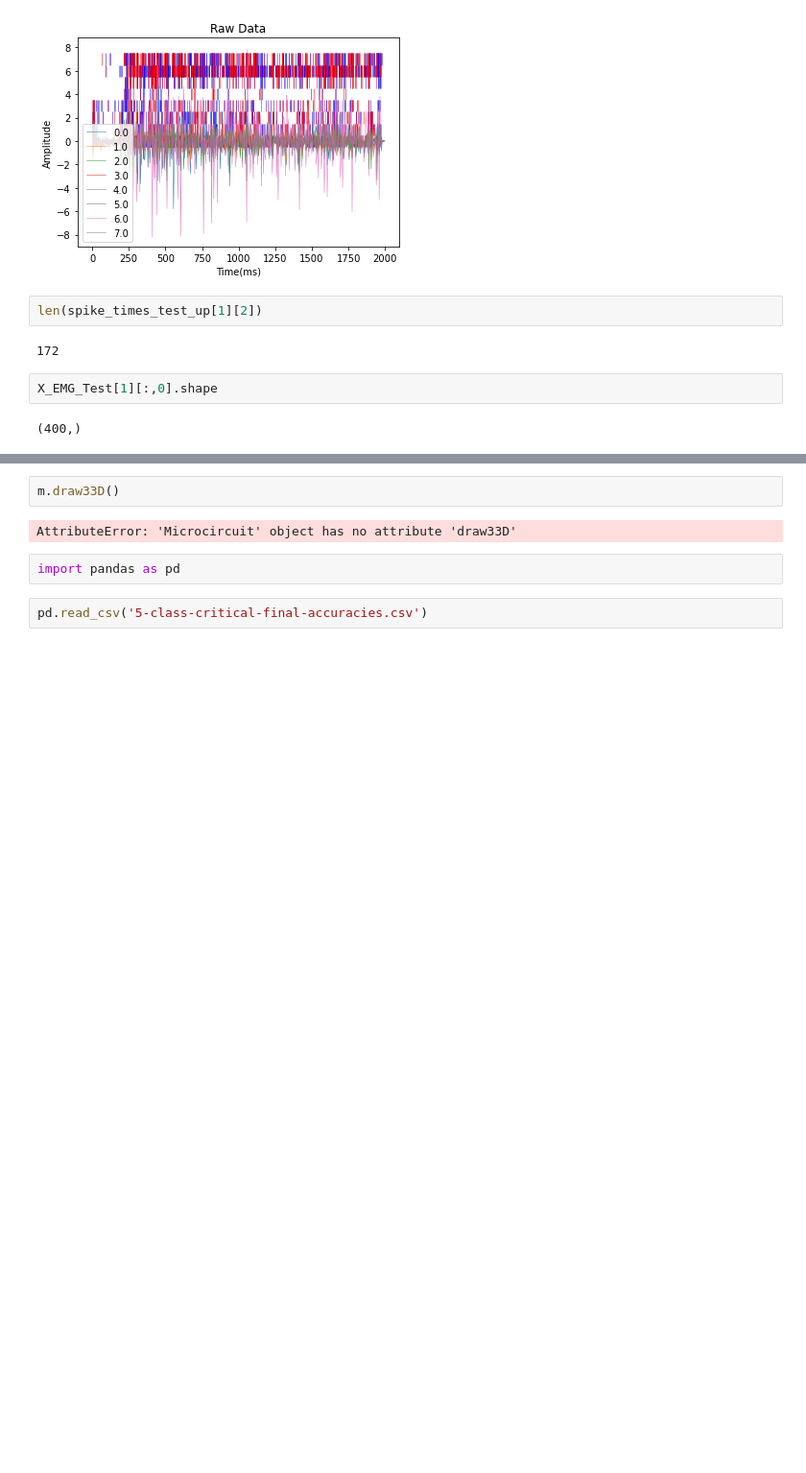
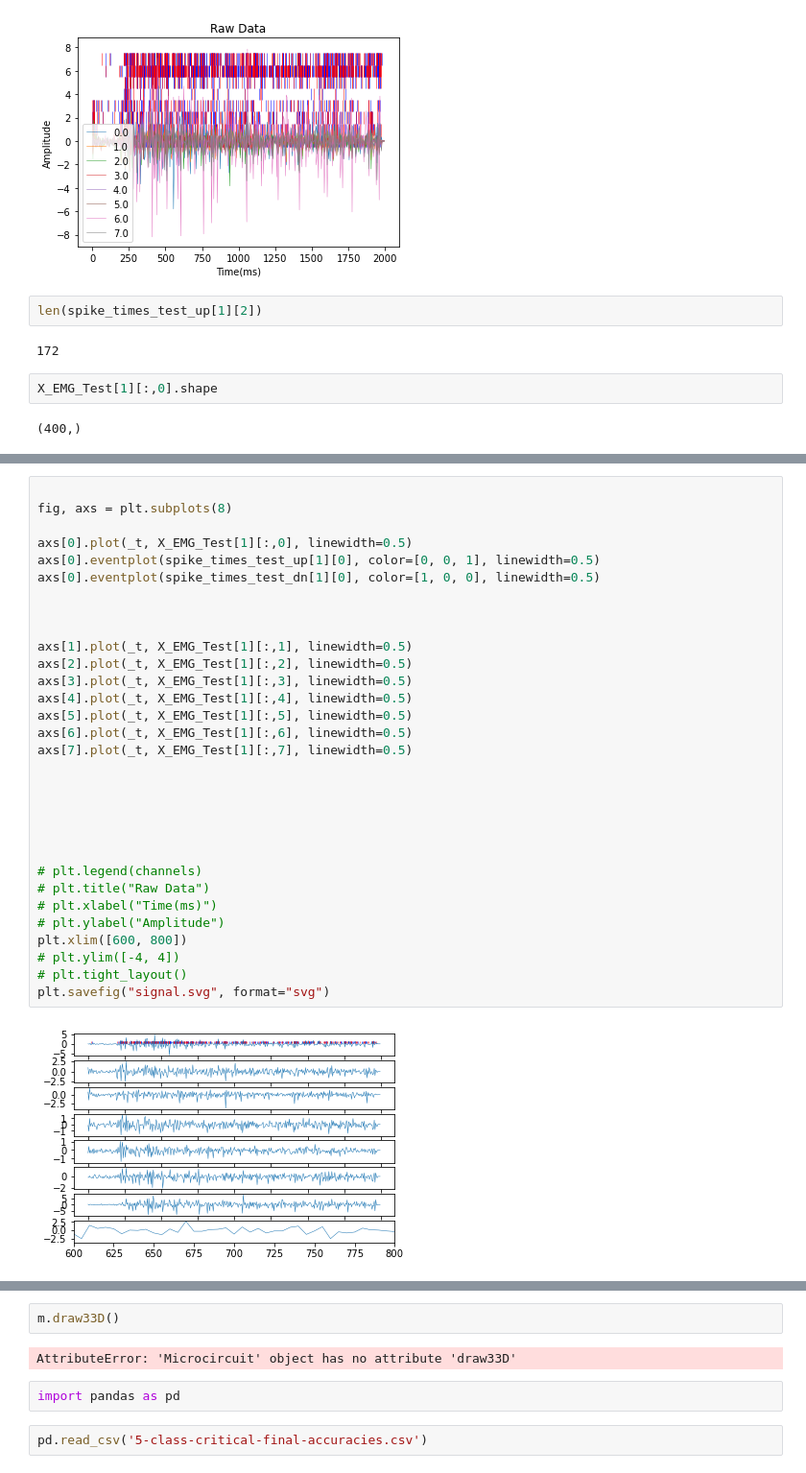
Before and after one commit to nikhil-garg/EMG_exp, a Jupyter notebook: Plot_encoding.ipynb, the cells around one changed output, grey strips where cells are left out. Shown at 96% size. Saved outputs shown, nothing was run; the diff lists cells and outputs as text; blank space fills up the shorter version.

```diff
--- a/Plot_encoding.ipynb
+++ b/Plot_encoding.ipynb
@@ -285,0 +304,33 @@ plt.savefig("signal.svg", format="svg")
+# %%
+
+fig, axs = plt.subplots(8)
+
+axs[0].plot(_t, X_EMG_Test[1][:,0], linewidth=0.5)
+axs[0].eventplot(spike_times_test_up[1][0], color=[0, 0, 1], linewidth=0.5)
+axs[0].eventplot(spike_times_test_dn[1][0], color=[1, 0, 0], linewidth=0.5)
+
+
+
+axs[1].plot(_t, X_EMG_Test[1][:,1], linewidth=0.5)
+axs[2].plot(_t, X_EMG_Test[1][:,2], linewidth=0.5)
+axs[3].plot(_t, X_EMG_Test[1][:,3], linewidth=0.5)
+axs[4].plot(_t, X_EMG_Test[1][:,4], linewidth=0.5)
+axs[5].plot(_t, X_EMG_Test[1][:,5], linewidth=0.5)
+axs[6].plot(_t, X_EMG_Test[1][:,6], linewidth=0.5)
+axs[7].plot(_t, X_EMG_Test[1][:,7], linewidth=0.5)
+
+
+
+
+
+
+# plt.legend(channels)
+# plt.title("Raw Data")
+# plt.xlabel("Time(ms)")
+# plt.ylabel("Amplitude")
+plt.xlim([600, 800])
+# plt.ylim([-4, 4])
+# plt.tight_layout()
+plt.savefig("signal.svg", format="svg")
+# %% [output]
+[figure, added]
```
Also changed, not shown: parts of 5 cells of this notebook, 8 other files.
